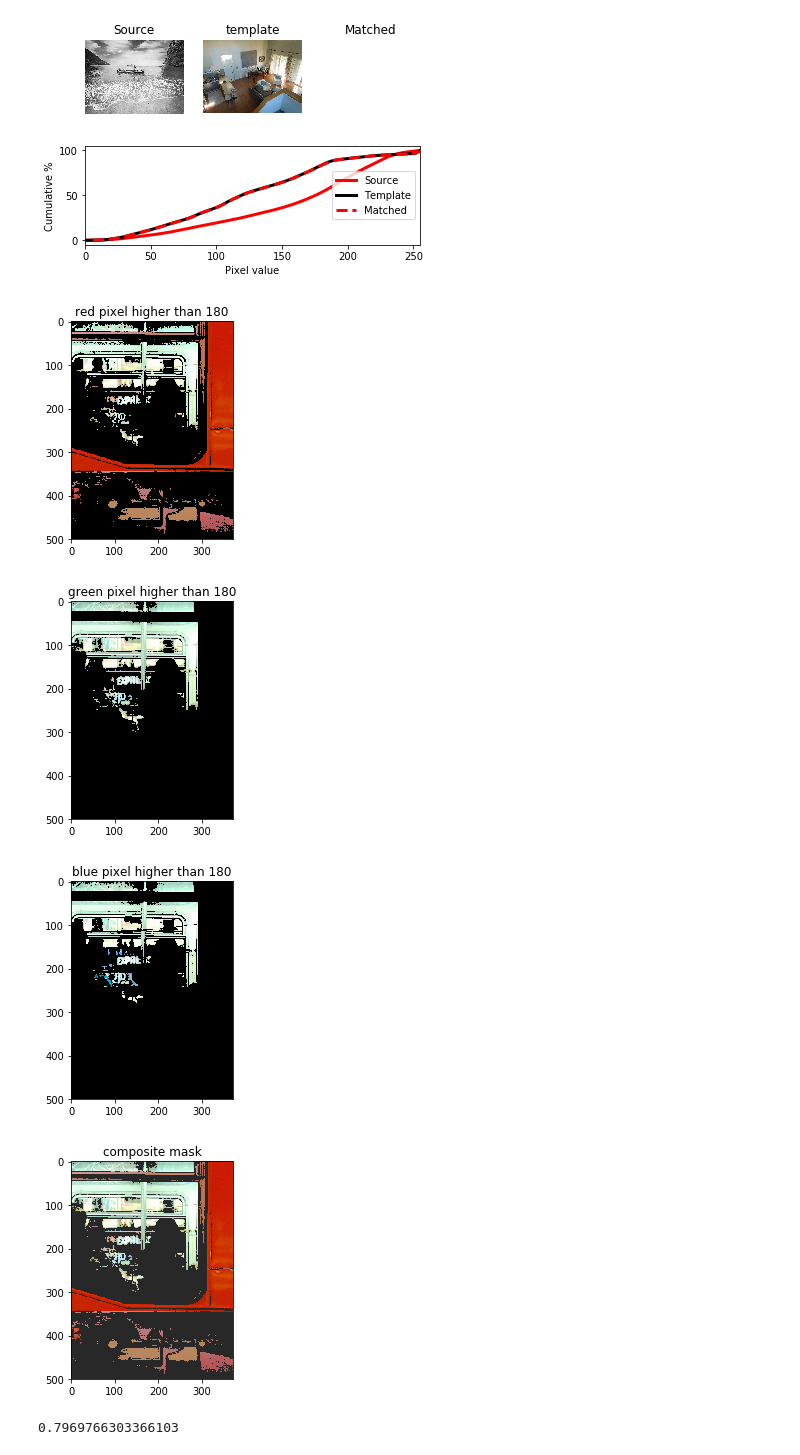
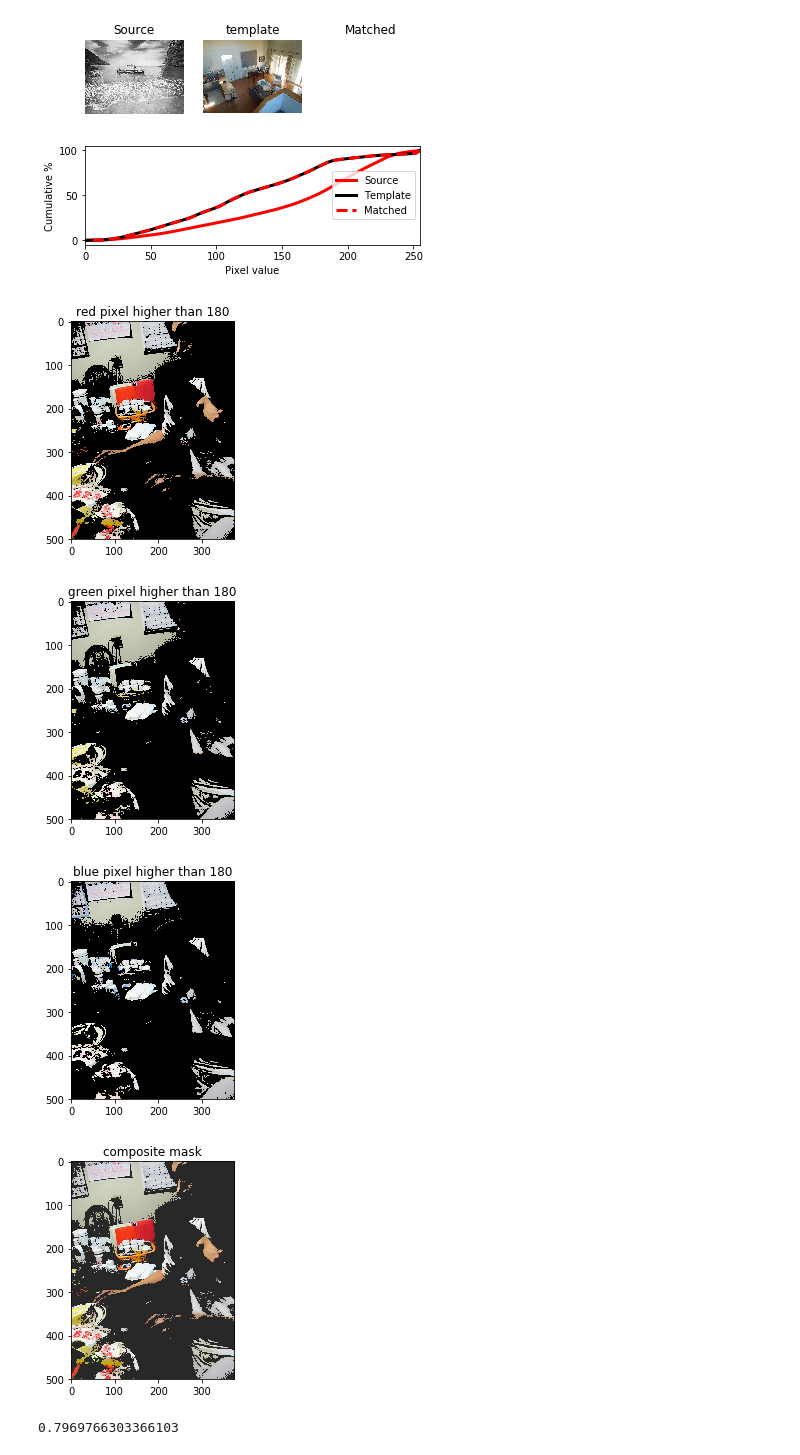
Before and after one commit to konradszwed/projekt_analiza_obrazu, a Jupyter notebook: main.ipynb, the cells around one changed output. Cells and saved outputs as stored; diff of their text form; code cells hidden in the pictures.

Commit message:
downloading web images

```diff
--- a/main.ipynb
+++ b/main.ipynb
@@ -603,13 +650,13 @@ Clipping input data to the valid range for imshow with RGB data ([0..1] for floa
 <matplotlib.legend.Legend at 0x...>
 [figure]
 # %%
-test=user_path+'\{}'.format(files[3])
+test=user_path+'\{}'.format(files[2])
 high_values(test,180)
 # %% [output]
-[figure, old version]
+[figure, new version]
-[figure, old version]
+[figure, new version]
-[figure, old version]
+[figure, new version]
-[figure, old version]
+[figure, new version]
 # %%
 test,test2=user_path+'\{}'.format(files[3]),user_path+'\{}'.format(files[4])
 compare_image = CompareImage(test,test2)
```
Also changed, not shown: parts of 3 cells of this notebook, 1 other file.
